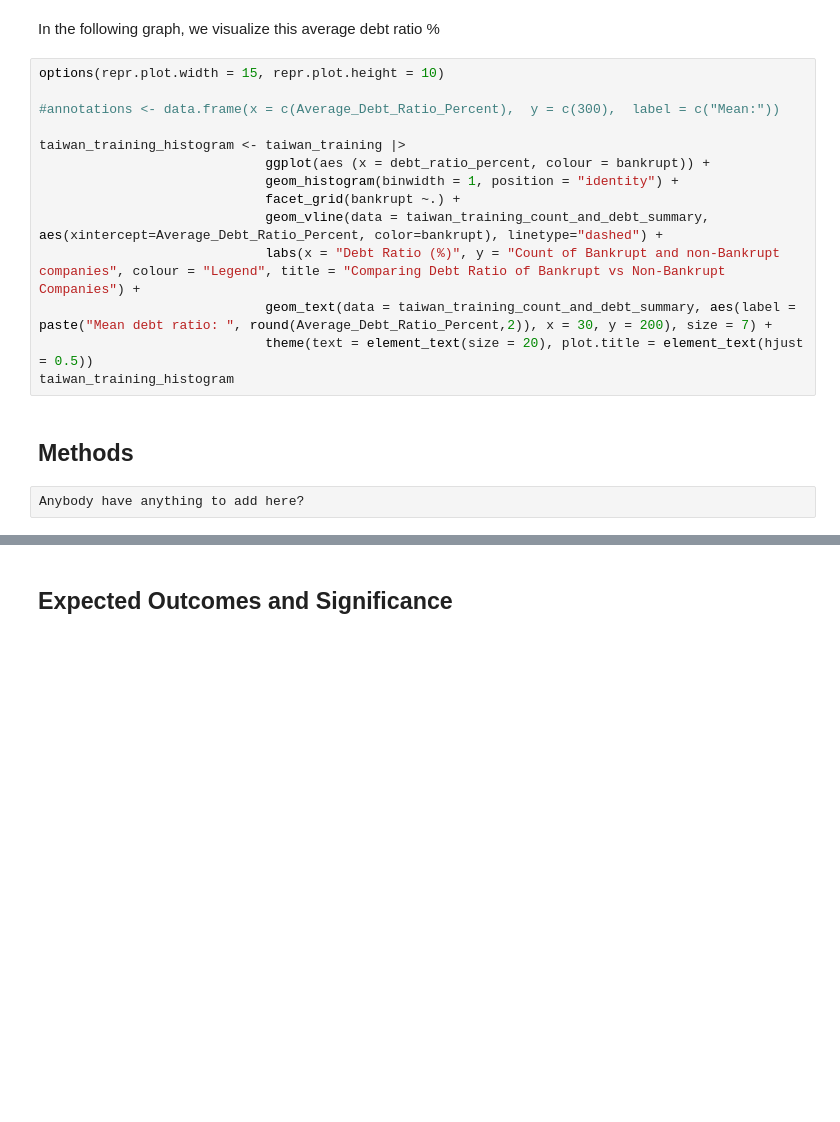
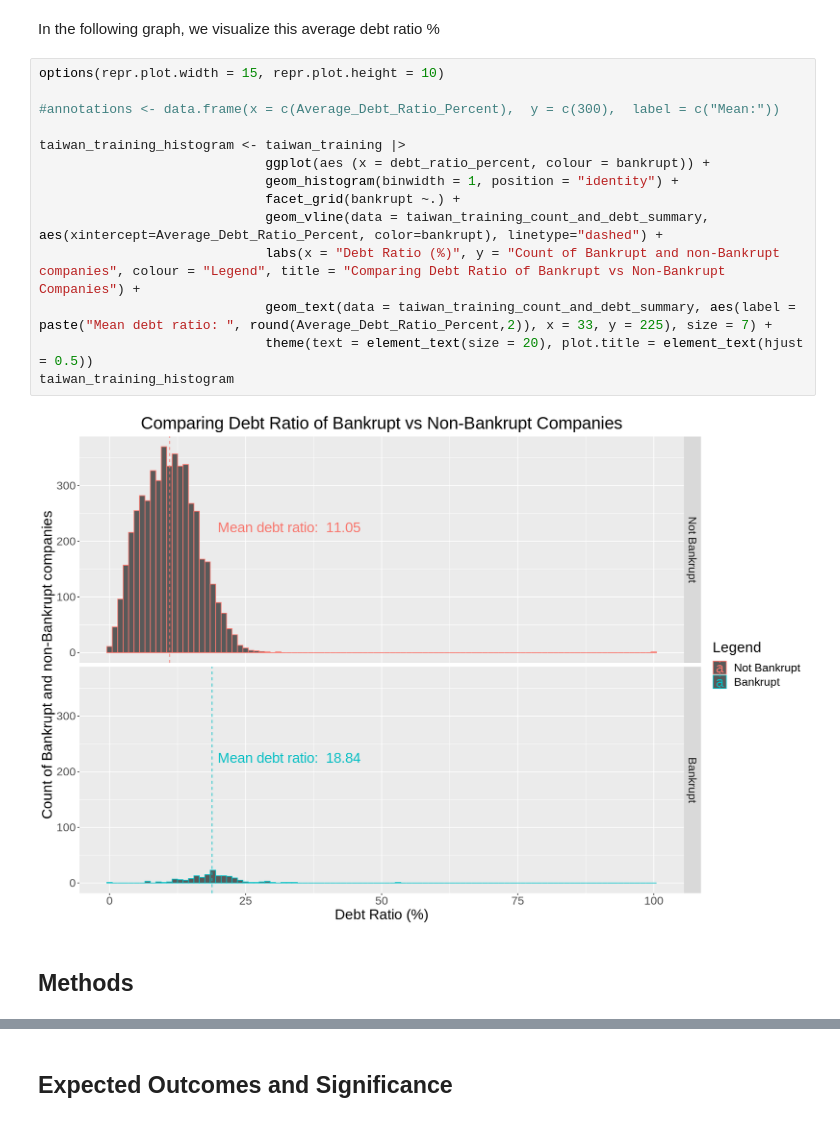
Before and after one commit to safajabbar5/Dsci_100_group_32, a Jupyter notebook: Group 32 - Project Proposal.ipynb, the cells around one changed output, grey strips where cells are left out. Cells and saved outputs as stored; diff of their text form; blank space fills up the shorter version.

```diff
--- a/Group 32 - Project Proposal.ipynb
+++ b/Group 32 - Project Proposal.ipynb
@@ -83,18 +116,18 @@ In the following graph, we visualize this average debt ratio %
 # %%
 options(repr.plot.width = 15, repr.plot.height = 10)
 
 #annotations <- data.frame(x = c(Average_Debt_Ratio_Percent),  y = c(300),  label = c("Mean:"))
 
 taiwan_training_histogram <- taiwan_training |>
                              ggplot(aes (x = debt_ratio_percent, colour = bankrupt)) +
                              geom_histogram(binwidth = 1, position = "identity") +
                              facet_grid(bankrupt ~.) +
                              geom_vline(data = taiwan_training_count_and_debt_summary, aes(xintercept=Average_Debt_Ratio_Percent, color=bankrupt), linetype="dashed") +
                              labs(x = "Debt Ratio (%)", y = "Count of Bankrupt and non-Bankrupt companies", colour = "Legend", title = "Comparing Debt Ratio of Bankrupt vs Non-Bankrupt Companies") +
-                             geom_text(data = taiwan_training_count_and_debt_summary, aes(label = paste("Mean debt ratio: ", round(Average_Debt_Ratio_Percent,2)), x = 30, y = 200), size = 7) +
+                             geom_text(data = taiwan_training_count_and_debt_summary, aes(label = paste("Mean debt ratio: ", round(Average_Debt_Ratio_Percent,2)), x = 33, y = 225), size = 7) +
                              theme(text = element_text(size = 20), plot.title = element_text(hjust = 0.5))
 taiwan_training_histogram
+# %% [output]
+[figure, added]
 # %% [markdown]
 ## Methods
-# %%
-Anybody have anything to add here?
```
Also changed, not shown: parts of 7 cells of this notebook, 2 other files.
